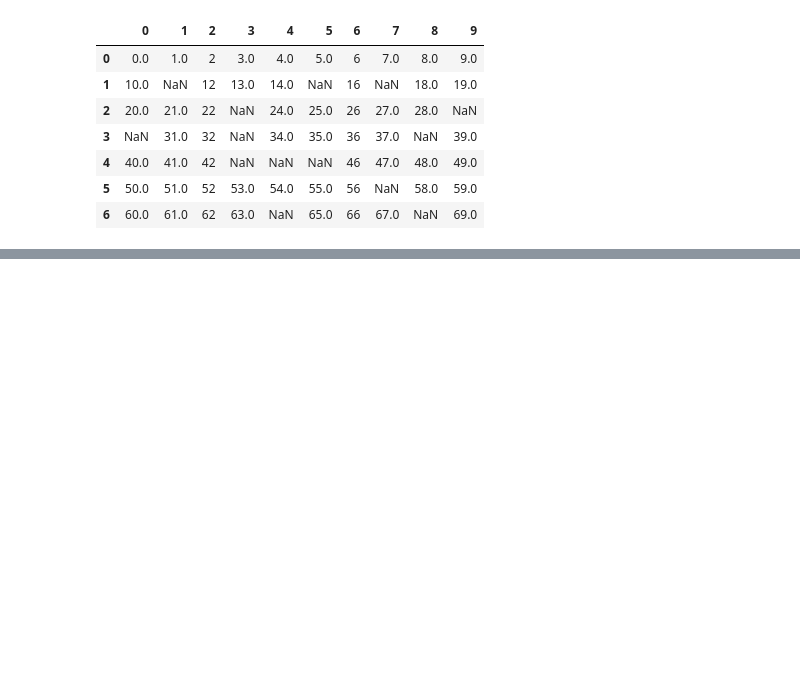
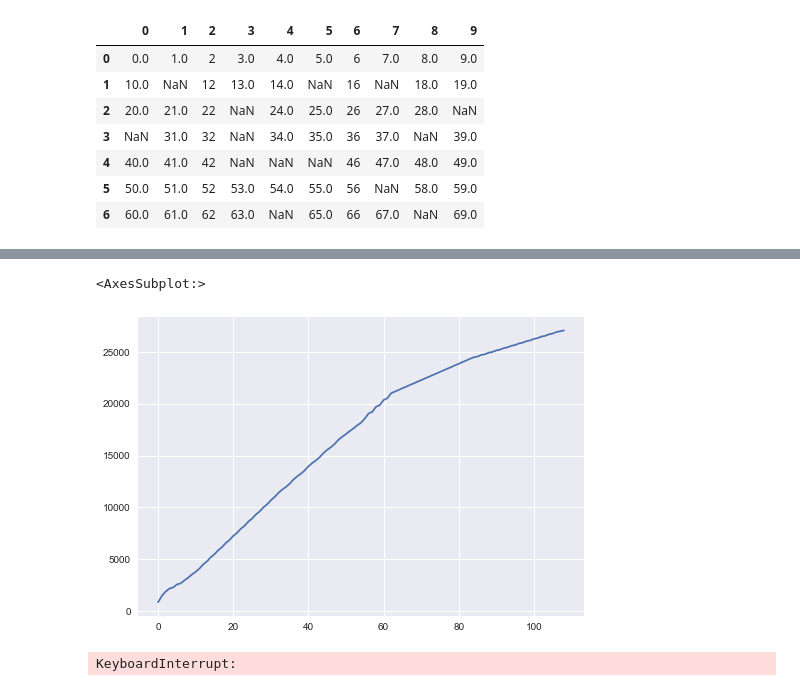
Before and after one commit to brunolcarli/GooGraph, a Jupyter notebook: save_the_princess.ipynb, the cells around one changed output, grey strips where cells are left out. Drawn from its saved outputs; the diff is of its cells as text; code cells hidden in the pictures; blank space fills up the shorter version.

```diff
--- a/save_the_princess.ipynb
+++ b/save_the_princess.ipynb
@@ -266,0 +253,3 @@ hero.buffer
+# %%
+df = pd.DataFrame(hero.history_transition, columns=['History', 'Effort'])
+df
@@ -266,0 +270,10 @@ hero.buffer
+# %%
+df.Effort.plot()
+# %% [output]
+<AxesSubplot:>
+[figure, added]
+# %%
+hero2 = Agent(matrix, (5, 1), PRINCESS_POSITION)
+hero2.run('bfs')
+# %% [output]
+KeyboardInterrupt:
```
Also changed, not shown: parts of 9 cells of this notebook.
